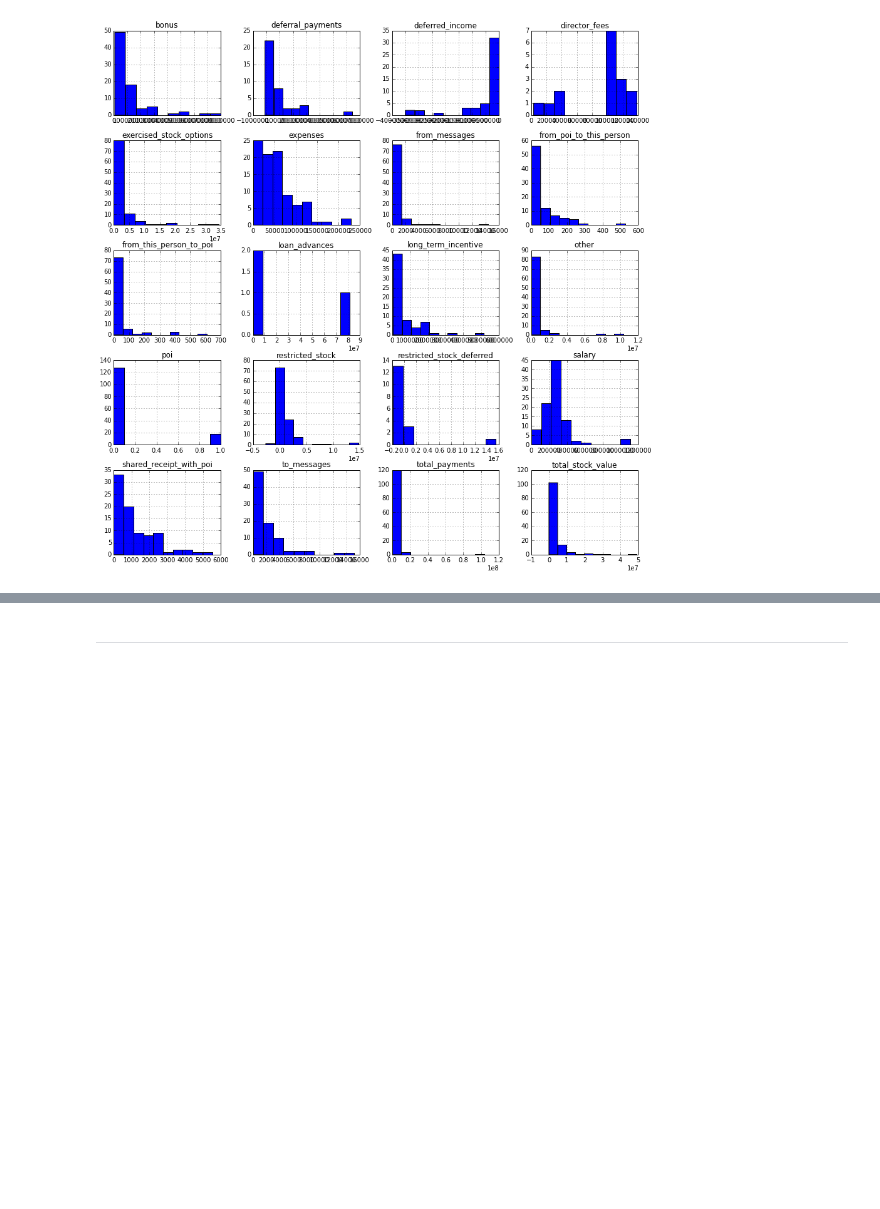
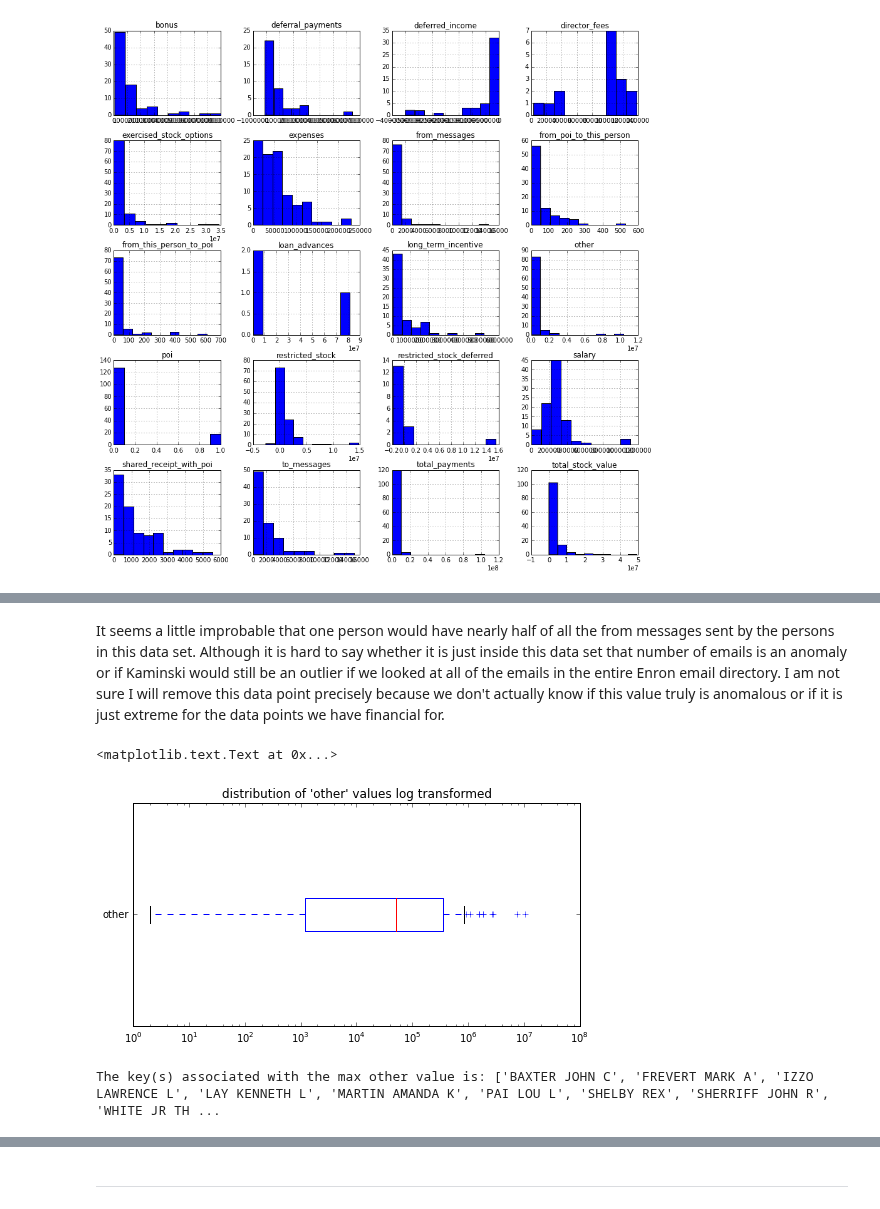
Before and after one commit to Zalefar/Udacity_Data_Analyst_ND, a Jupyter notebook: Project_5/Project_5_Machine_Learning_POI_Classifier.ipynb, the cells around one changed output, grey strips where cells are left out. Cells and saved outputs as stored; diff of their text form; code cells hidden in the pictures; blank space fills up the shorter version.

```diff
--- a/Project_5/Project_5_Machine_Learning_POI_Classifier.ipynb
+++ b/Project_5/Project_5_Machine_Learning_POI_Classifier.ipynb
@@ -606,0 +642,17 @@ It looks like that after removing the 'TOTAL' data point which clearly is not an
+# %% [markdown]
+It seems a little improbable that one person would have nearly half of all the from messages sent by the persons in this data set. Although it is hard to say whether it is just inside this data set that number of emails is an anomaly or if Kaminski would still be an outlier if we looked at all of the emails in the entire Enron email directory. I am not sure I will remove this data point precisely because we don't actually know if this value truly is anomalous or if it is just extreme for the data points we have financial for.
+# %%
+axs = enron_df_clnd['other'].plot(kind = 'box', figsize = (8,4),vert=False )
+axs.set_xscale('log')
+plt.title("distribution of 'other' values log transformed")
+# %% [output]
+<matplotlib.text.Text at 0x...>
+[figure, added]
+# %%
+feature_name,max_value_key = findOutlierInFeature(data_dict, feature_name = "other",
+                               threshold =  1000000)
+
+print "The key(s) associated with the max {0} value is: {1}".\
+    format(feature_name,sorted(max_value_key))
+# %% [output]
+The key(s) associated with the max other value is: ['BAXTER JOHN C', 'FREVERT MARK A', 'IZZO LAWRENCE L', 'LAY KENNETH L', 'MARTIN AMANDA K', 'PAI LOU L', 'SHELBY REX', 'SHERRIFF JOHN R', 'WHITE JR TH ...
```
Also changed, not shown: parts of 45 cells of this notebook, 5 other files.
